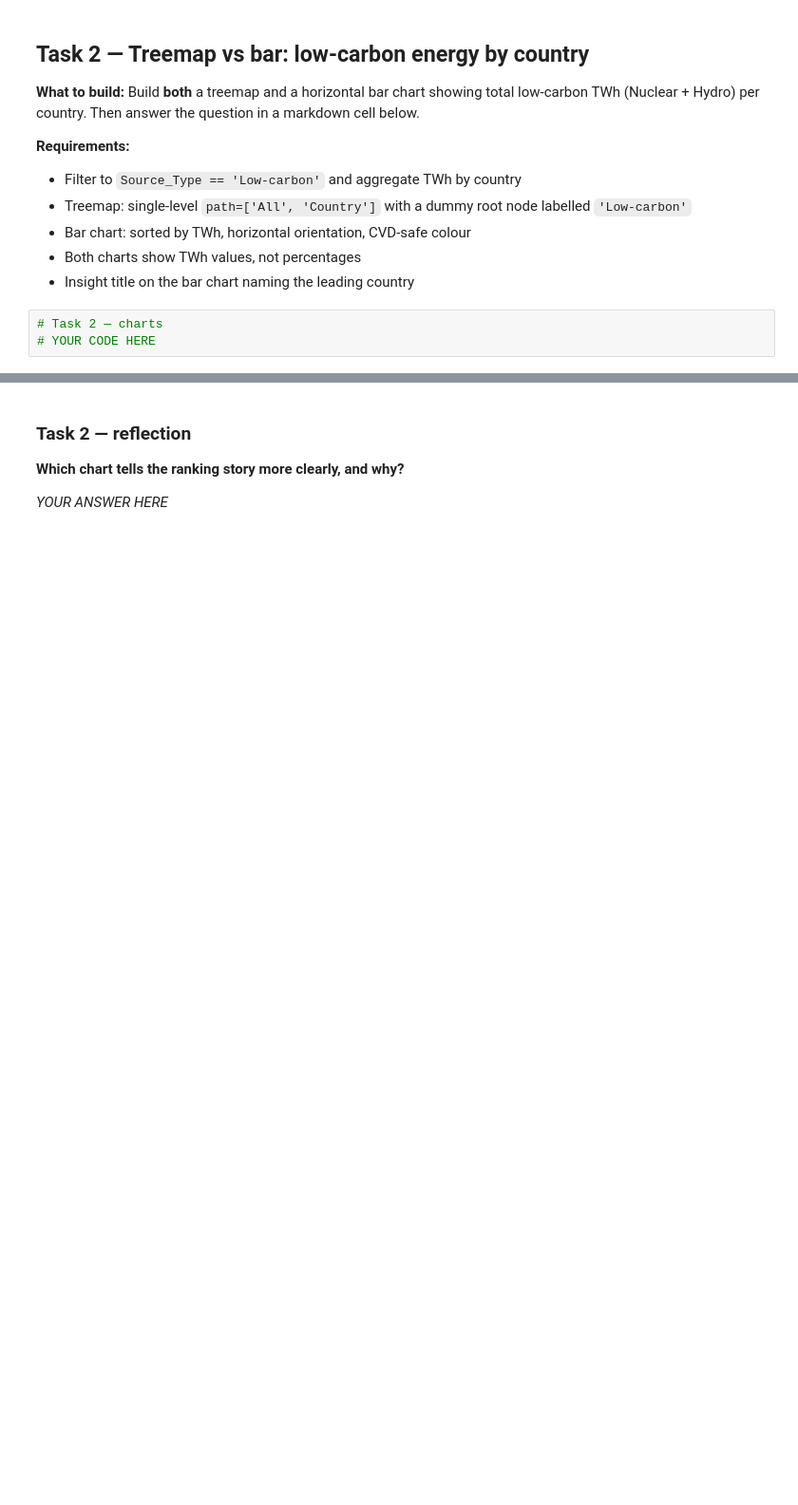
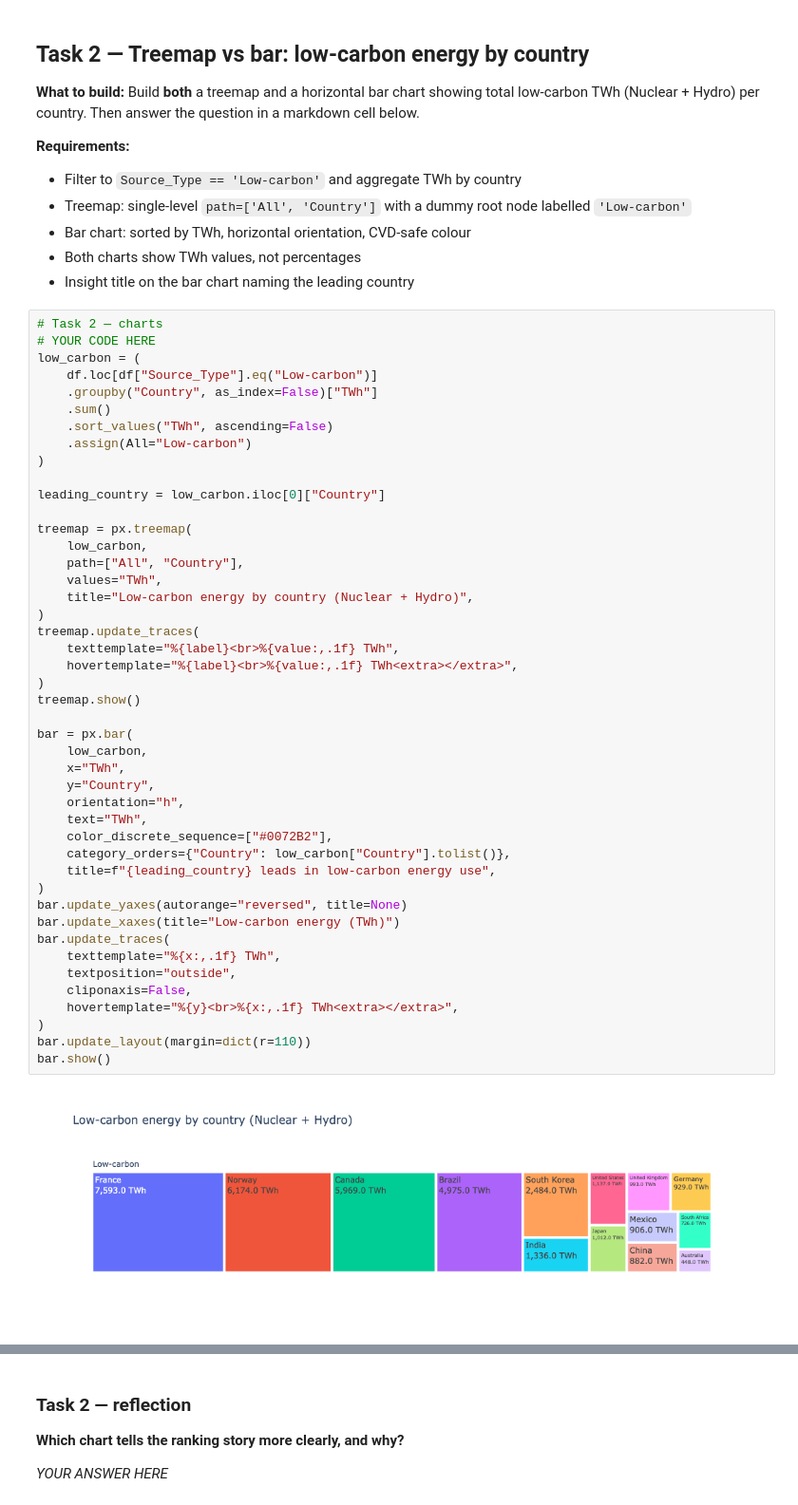
Before and after one commit to siddhantm29-netizen/data_Visualization_Siddhant_41724324, a Jupyter notebook: week07/lecture07_exercise.ipynb, the cells around one changed output, grey strips where cells are left out. Shown at 95% size. Cells and saved outputs as stored; diff of their text form; blank space fills up the shorter version.

```diff
--- a/week07/lecture07_exercise.ipynb
+++ b/week07/lecture07_exercise.ipynb
@@ -70,3 +104,47 @@ Loaded: 103 rows
 # %%
 # Task 2 — charts
 # YOUR CODE HERE
+low_carbon = (
+    df.loc[df["Source_Type"].eq("Low-carbon")]
+    .groupby("Country", as_index=False)["TWh"]
+    .sum()
+    .sort_values("TWh", ascending=False)
+    .assign(All="Low-carbon")
+)
+
+leading_country = low_carbon.iloc[0]["Country"]
+
+treemap = px.treemap(
+    low_carbon,
+    path=["All", "Country"],
+    values="TWh",
+    title="Low-carbon energy by country (Nuclear + Hydro)",
+)
+treemap.update_traces(
+    texttemplate="%{label}<br>%{value:,.1f} TWh",
+    hovertemplate="%{label}<br>%{value:,.1f} TWh<extra></extra>",
+)
+treemap.show()
+
+bar = px.bar(
+    low_carbon,
+    x="TWh",
+    y="Country",
+    orientation="h",
+    text="TWh",
+    color_discrete_sequence=["#0072B2"],
+    category_orders={"Country": low_carbon["Country"].tolist()},
+    title=f"{leading_country} leads in low-carbon energy use",
+)
+bar.update_yaxes(autorange="reversed", title=None)
+bar.update_xaxes(title="Low-carbon energy (TWh)")
+bar.update_traces(
+    texttemplate="%{x:,.1f} TWh",
+    textposition="outside",
+    cliponaxis=False,
+    hovertemplate="%{y}<br>%{x:,.1f} TWh<extra></extra>",
+)
+bar.update_layout(margin=dict(r=110))
+bar.show()
+# %% [output]
+[figure, added]
```
Also changed, not shown: parts of 4 cells of this notebook, 1 other file.
